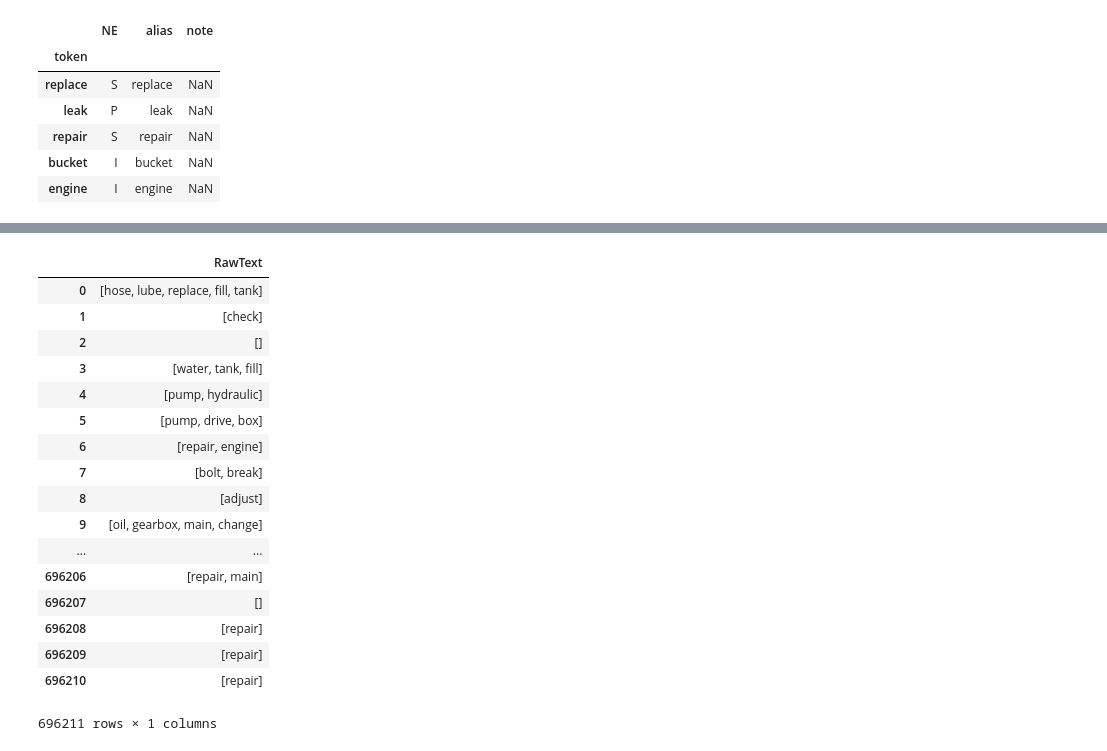
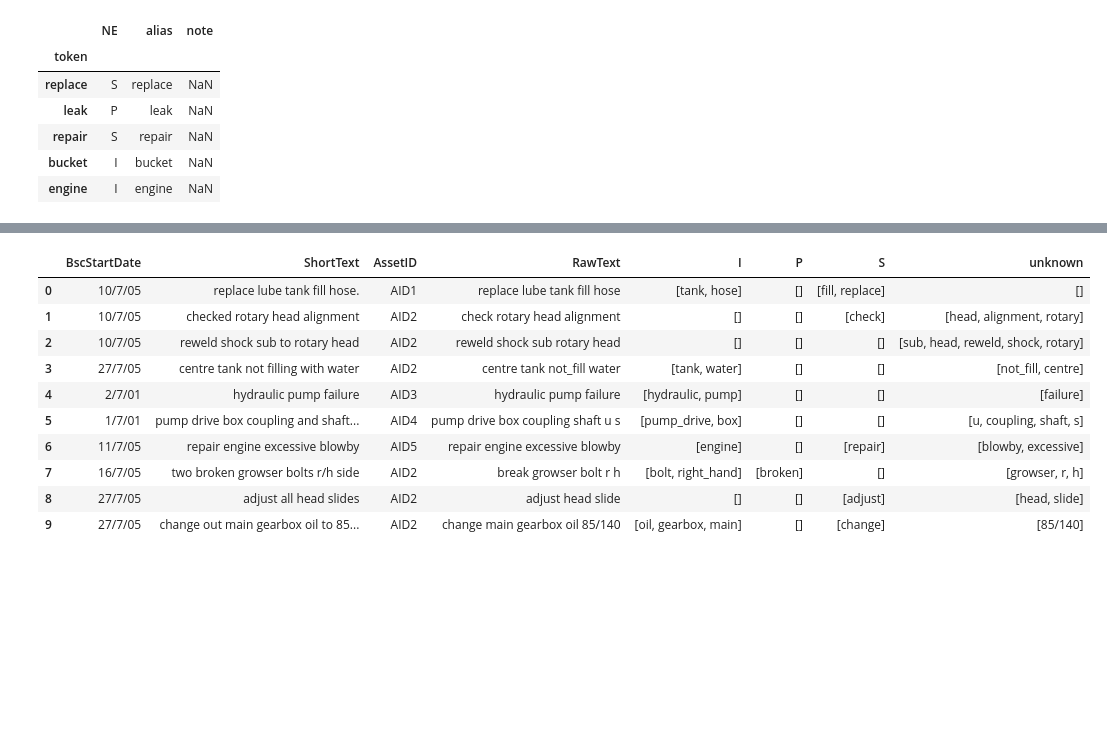
Before and after one commit to usnistgov/nestor-tmp2, a Jupyter notebook: docs/dask.ipynb, the cells around one changed output, grey strips where cells are left out. Cells and saved outputs as stored; diff of their text form; code cells hidden in the pictures; blank space fills up the shorter version.

```diff
--- a/docs/dask.ipynb
+++ b/docs/dask.ipynb
@@ -98,0 +153,16 @@ tags.compute()
+# %%
+from dask.diagnostics import ProgressBar, Profiler, ResourceProfiler, CacheProfiler, visualize
+from dask.distributed import Client
+import dask
+
+## multiproc, not thread, due to GIL with text.
+with Profiler() as prof, ResourceProfiler(dt=0.25) as rprof, CacheProfiler() as cprof:
+    with ProgressBar(), dask.set_options(get=dask.multiprocessing.get):
+        df = ndf.compute()
+
+visualize([prof, rprof, cprof])
+df.head()
+
+## this is even faster, go to <localhost:8787/status>
+# client = Client()
+# df = ndf.compute()
@@ -186,25 +245,38 @@ toks = tokd.to_frame().compute()
-# %%
-# %%timeit
-# for n,i in toks.RawText.items():
-#     kex_mine.vocab.loc[i]
-
-toks
-# %% [output]
-|  | RawText |
-| 0 | [hose, lube, replace, fill, tank] |
-| 1 | [check] |
-| 2 | [] |
-| 3 | [water, tank, fill] |
-| 4 | [pump, hydraulic] |
-| 5 | [pump, drive, box] |
-| 6 | [repair, engine] |
-| 7 | [bolt, break] |
-| 8 | [adjust] |
-| 9 | [oil, gearbox, main, change] |
-| ... | ... |
-| 696206 | [repair, main] |
-| 696207 | [] |
-| 696208 | [repair] |
-| 696209 | [repair] |
-| 696210 | [repair] |
-696211 rows × 1 columns
+# %%
+df = kex_mine.df.copy()
+vocab = kex_mine.vocab.astype(str).copy()
+
+thes_dict = vocab.alias.to_dict()
+substr = sorted(thes_dict, key=len, reverse=True)
+rx = re.compile('|'.join(map(re.escape, substr)))
+def one_xlat(match):
+    return thes_dict[match.group(0)]
+
+toks=df.RawText.str.split()
+toks = toks.progress_apply(lambda d: d if isinstance(d, list) else [])
+tags = df.RawText.str.replace(rx, one_xlat).str.split()
+tags = tags.progress_apply(lambda d: d if isinstance(d, list) else [])
+
+grps = vocab.groupby('NE')
+
+
+df['I'] = tags.progress_apply(lambda x: list(set(grps.get_group('I')['alias'].astype(str).tolist()) & set(x)))
+df['P'] = tags.progress_apply(lambda x: list(set(grps.get_group('P')['alias'].astype(str).tolist()) & set(x)))
+df['S'] = tags.progress_apply(lambda x: list(set(grps.get_group('S')['alias'].astype(str).tolist()) & set(x)))
+
+
+df['unknown'] = toks.progress_apply(lambda x: list(set(x) - set(vocab.index)))
+
+df.head(10)
+# %% [output]
+|  | BscStartDate | ShortText | AssetID | RawText | I | P | S | unknown |
+| 0 | 10/7/05 | replace lube tank fill hose. | AID1 | replace lube tank fill hose | [tank, hose] | [] | [fill, replace] | [] |
+| 1 | 10/7/05 | checked rotary head alignment | AID2 | check rotary head alignment | [] | [] | [check] | [head, alignment, rotary] |
+| 2 | 10/7/05 | reweld shock sub to rotary head | AID2 | reweld shock sub rotary head | [] | [] | [] | [sub, head, reweld, shock, rotary] |
+| 3 | 27/7/05 | centre tank not filling with water | AID2 | centre tank not_fill water | [tank, water] | [] | [] | [not_fill, centre] |
+| 4 | 2/7/01 | hydraulic pump failure | AID3 | hydraulic pump failure | [hydraulic, pump] | [] | [] | [failure] |
+| 5 | 1/7/01 | pump drive box coupling and shaft... | AID4 | pump drive box coupling shaft u s | [pump_drive, box] | [] | [] | [u, coupling, shaft, s] |
+| 6 | 11/7/05 | repair engine excessive blowby | AID5 | repair engine excessive blowby | [engine] | [] | [repair] | [blowby, excessive] |
+| 7 | 16/7/05 | two broken growser bolts r/h side | AID2 | break growser bolt r h | [bolt, right_hand] | [broken] | [] | [growser, r, h] |
+| 8 | 27/7/05 | adjust all head slides | AID2 | adjust head slide | [] | [] | [adjust] | [head, slide] |
+| 9 | 27/7/05 | change out main gearbox oil to 85... | AID2 | change main gearbox oil 85/140 | [oil, gearbox, main] | [] | [change] | [85/140] |
```
Also changed, not shown: parts of 20 cells of this notebook, 1 other file.
